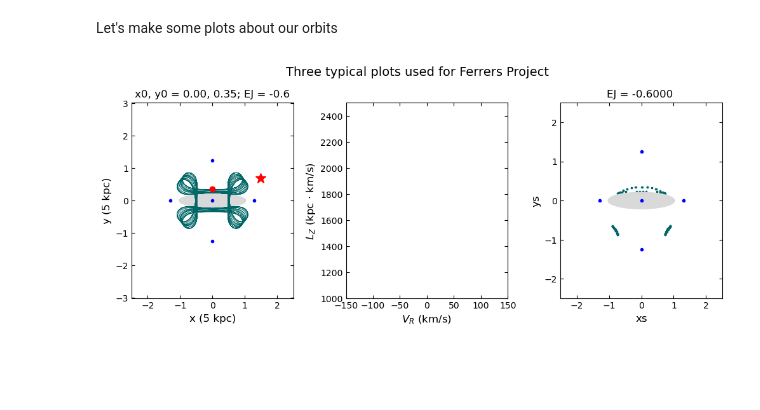
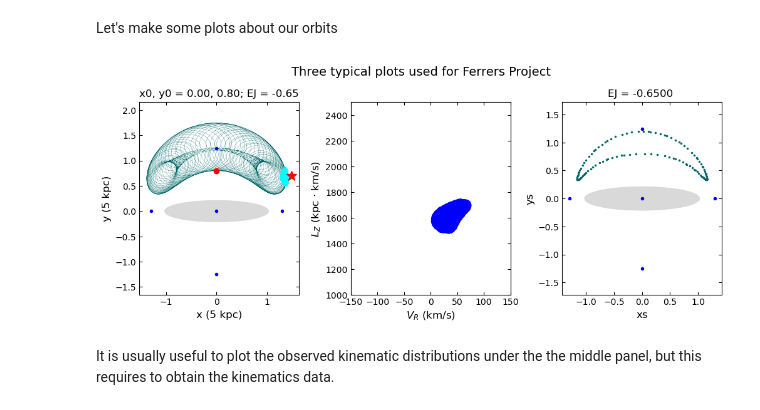
Before and after one commit to HYuLeeP/FerrersModel, a Jupyter notebook: Tutorial.ipynb, the cells around one changed output. Cells and saved outputs as stored; diff of their text form; code cells hidden in the pictures; blank space fills up the shorter version.

```diff
--- a/Tutorial.ipynb
+++ b/Tutorial.ipynb
@@ -109,32 +114,34 @@ plot.FigLabel()
 
 # get the axs
 axs=plot.axs
 
 # define the initial condition with EJ
-init=ferrers.InitialCondition(ej=-.6,y0=.35)
+init=ferrers.InitialCondition(ej=-.65,y0=.8)
 init.InitFromEj()
 # print(init)
 
 # Get an instance from orbitplot
 orbitplot=ferrers.PlotFerrers(init=init)
 
 # plot the orbit in the XY plane in the first subplot
 ax=axs[0]
 # integrate orbit
 # orbitplot.orbit.tmax=10000
 orbitplot.GetOrbit()
 # plot the XY plane
 orbitplot.PlotXY(linewidth=.2,ax=ax)
 # plot the sun and SNd passing orbits
 orbitplot.PlotSNd(ax=ax,markersize=12)
 
 # plot the SNd-LzVr in the second subplot (M2K)
 ax=axs[1]
 Lz_Nd,vr_Nd=orbitplot.PlotM2K(ax=ax)
 # Usually we do this on top of the LzVr density in the solar neighbourhood
 
 # plot the surface of secation of this orbit in the third plot
 ax=axs[2]
 xs,ys=orbitplot.PlotSOS(ax=ax)
 # %% [output]
-[figure, old version]
+[figure, new version]
+# %% [markdown]
+It is usually useful to plot the observed kinematic distributions under the the middle panel, but this requires to obtain the kinematics data.
```
Also changed, not shown: parts of 2 cells of this notebook, 7 other files.
